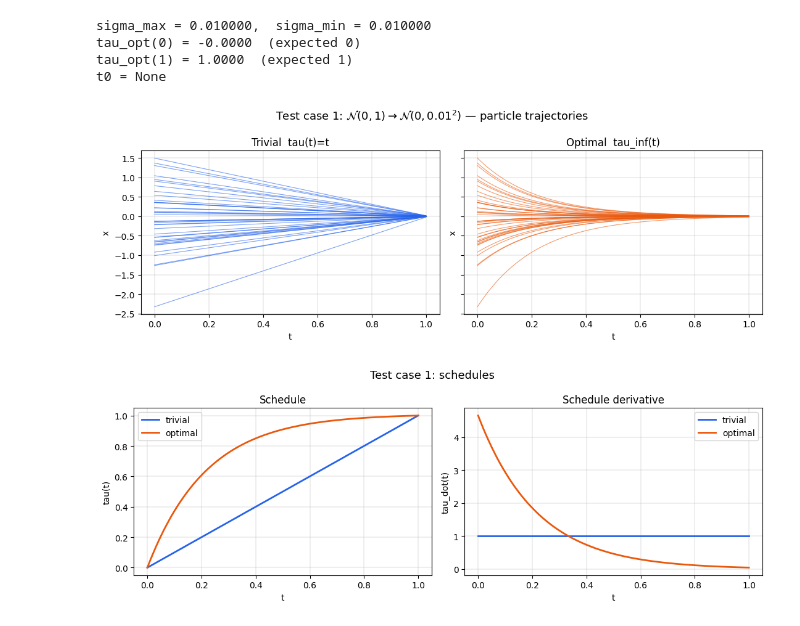
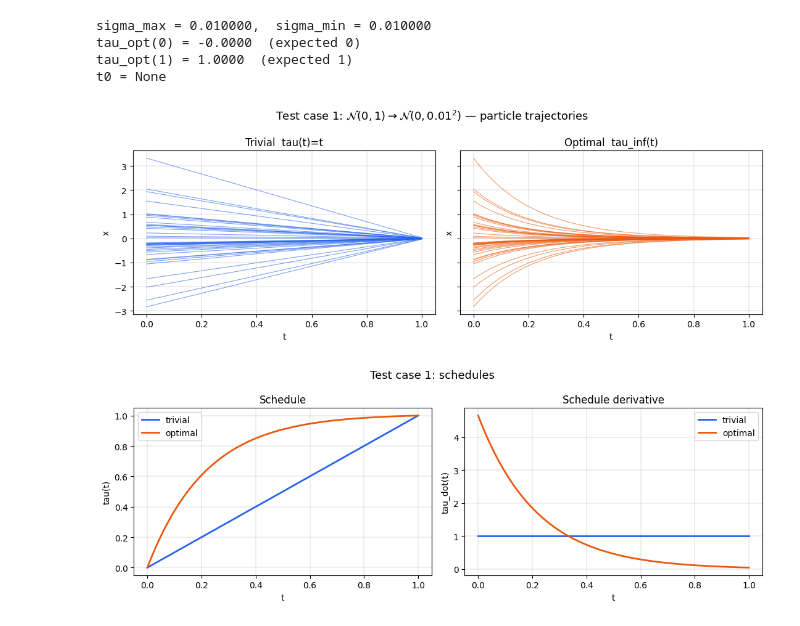
Before and after one commit to noeldebugs/scheduled-flow-matching, a Jupyter notebook: notebooks/optimal_scheduling_1d.ipynb, the cells around one changed output. Cells and saved outputs as stored; diff of their text form; code cells hidden in the pictures.

```diff
--- a/notebooks/optimal_scheduling_1d.ipynb
+++ b/notebooks/optimal_scheduling_1d.ipynb
@@ -202,16 +301,16 @@ tau_opt(0) = -0.0000  (expected 0)
 tau_opt(1) = 1.0000  (expected 1)
 t0 = None
 # %%
-rng       = np.random.default_rng(0)
+rng       = np.random.default_rng(3)
 x0_samp   = rng.standard_normal(40)
 t_dense   = np.linspace(0.0, 1.0, 200)
 
 plot_trajectories(
     T, tau_triv, tau_opt, x0_samp, t_dense,
     title=r"Test case 1: $\mathcal{N}(0,1) \to \mathcal{N}(0,0.01^2)$ — particle trajectories",
 )
 # %% [output]
-[figure, old version]
+[figure, new version]
 # %%
 t_plot = np.linspace(0.0, 1.0, 300)
 plot_schedule(
```
Also changed, not shown: parts of 19 cells of this notebook.
